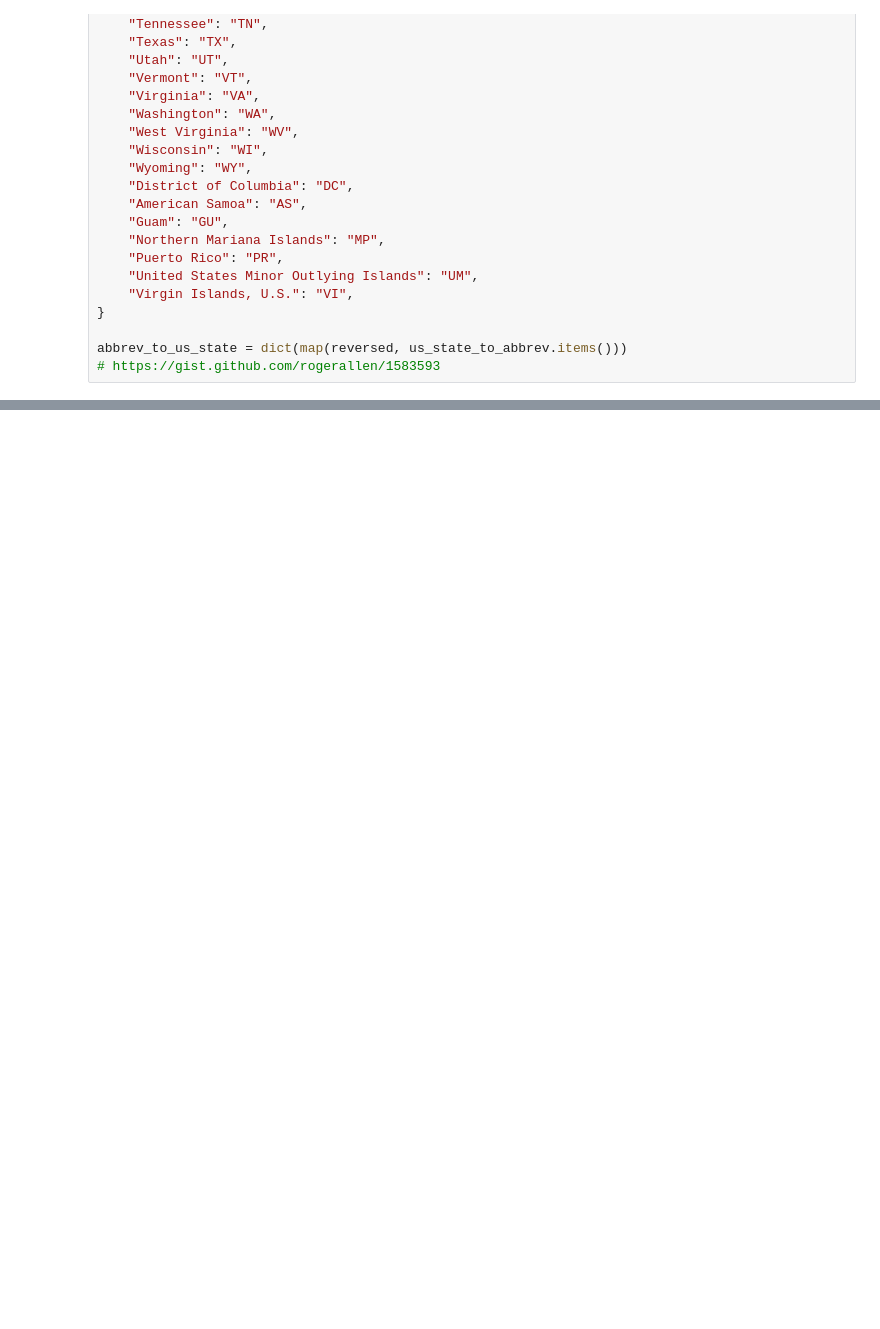
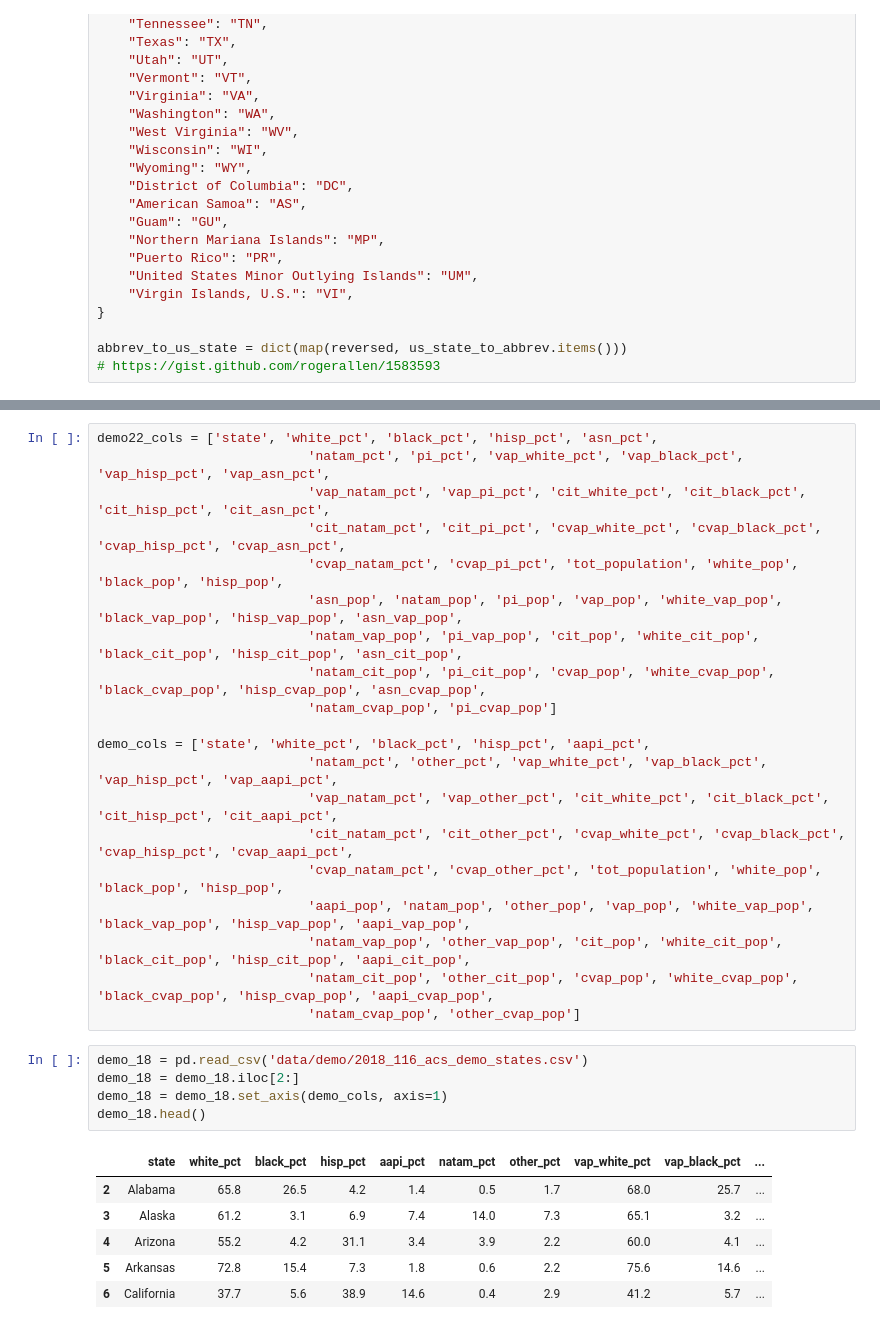
Before and after one commit to Hackquantumcpp/snoutcounter-midterms-2026-model, a Jupyter notebook: 03SEN-training-set-wrangling.ipynb, the cells around one changed output, grey strips where cells are left out. Cells and saved outputs as stored; diff of their text form; blank space fills up the shorter version.

```diff
--- a/03SEN-training-set-wrangling.ipynb
+++ b/03SEN-training-set-wrangling.ipynb
@@ -79,0 +93,32 @@ abbrev_to_us_state = dict(map(reversed, us_state_to_abbrev.items()))
+# %%
+demo22_cols = ['state', 'white_pct', 'black_pct', 'hisp_pct', 'asn_pct',
+                           'natam_pct', 'pi_pct', 'vap_white_pct', 'vap_black_pct', 'vap_hisp_pct', 'vap_asn_pct',
+                           'vap_natam_pct', 'vap_pi_pct', 'cit_white_pct', 'cit_black_pct', 'cit_hisp_pct', 'cit_asn_pct',
+                           'cit_natam_pct', 'cit_pi_pct', 'cvap_white_pct', 'cvap_black_pct', 'cvap_hisp_pct', 'cvap_asn_pct',
+                           'cvap_natam_pct', 'cvap_pi_pct', 'tot_population', 'white_pop', 'black_pop', 'hisp_pop',
+                           'asn_pop', 'natam_pop', 'pi_pop', 'vap_pop', 'white_vap_pop', 'black_vap_pop', 'hisp_vap_pop', 'asn_vap_pop',
+                           'natam_vap_pop', 'pi_vap_pop', 'cit_pop', 'white_cit_pop', 'black_cit_pop', 'hisp_cit_pop', 'asn_cit_pop',
+                           'natam_cit_pop', 'pi_cit_pop', 'cvap_pop', 'white_cvap_pop', 'black_cvap_pop', 'hisp_cvap_pop', 'asn_cvap_pop',
+                           'natam_cvap_pop', 'pi_cvap_pop']
+
+demo_cols = ['state', 'white_pct', 'black_pct', 'hisp_pct', 'aapi_pct',
+                           'natam_pct', 'other_pct', 'vap_white_pct', 'vap_black_pct', 'vap_hisp_pct', 'vap_aapi_pct',
+                           'vap_natam_pct', 'vap_other_pct', 'cit_white_pct', 'cit_black_pct', 'cit_hisp_pct', 'cit_aapi_pct',
+                           'cit_natam_pct', 'cit_other_pct', 'cvap_white_pct', 'cvap_black_pct', 'cvap_hisp_pct', 'cvap_aapi_pct',
+                           'cvap_natam_pct', 'cvap_other_pct', 'tot_population', 'white_pop', 'black_pop', 'hisp_pop',
+                           'aapi_pop', 'natam_pop', 'other_pop', 'vap_pop', 'white_vap_pop', 'black_vap_pop', 'hisp_vap_pop', 'aapi_vap_pop',
+                           'natam_vap_pop', 'other_vap_pop', 'cit_pop', 'white_cit_pop', 'black_cit_pop', 'hisp_cit_pop', 'aapi_cit_pop',
+                           'natam_cit_pop', 'other_cit_pop', 'cvap_pop', 'white_cvap_pop', 'black_cvap_pop', 'hisp_cvap_pop', 'aapi_cvap_pop',
+                           'natam_cvap_pop', 'other_cvap_pop']
+# %%
+demo_18 = pd.read_csv('data/demo/2018_116_acs_demo_states.csv')
+demo_18 = demo_18.iloc[2:]
+demo_18 = demo_18.set_axis(demo_cols, axis=1)
+demo_18.head()
+# %% [output]
+|  | state | white_pct | black_pct | hisp_pct | aapi_pct | natam_pct | other_pct | vap_white_pct | vap_black_pct | ... |
+| 2 | Alabama | 65.8 | 26.5 | 4.2 | 1.4 | 0.5 | 1.7 | 68.0 | 25.7 | ... |
+| 3 | Alaska | 61.2 | 3.1 | 6.9 | 7.4 | 14.0 | 7.3 | 65.1 | 3.2 | ... |
+| 4 | Arizona | 55.2 | 4.2 | 31.1 | 3.4 | 3.9 | 2.2 | 60.0 | 4.1 | ... |
+| 5 | Arkansas | 72.8 | 15.4 | 7.3 | 1.8 | 0.6 | 2.2 | 75.6 | 14.6 | ... |
+| 6 | California | 37.7 | 5.6 | 38.9 | 14.6 | 0.4 | 2.9 | 41.2 | 5.7 | ... |
```
Also changed, not shown: parts of 4 cells of this notebook.
